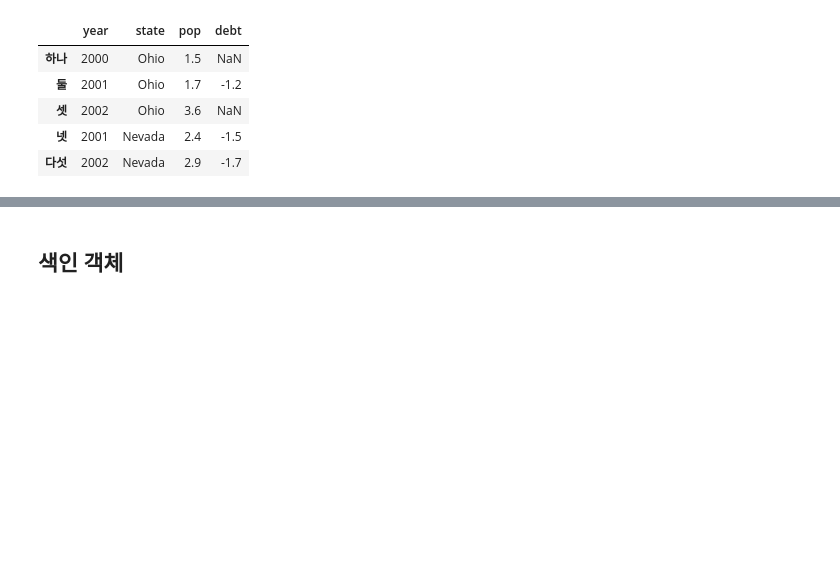
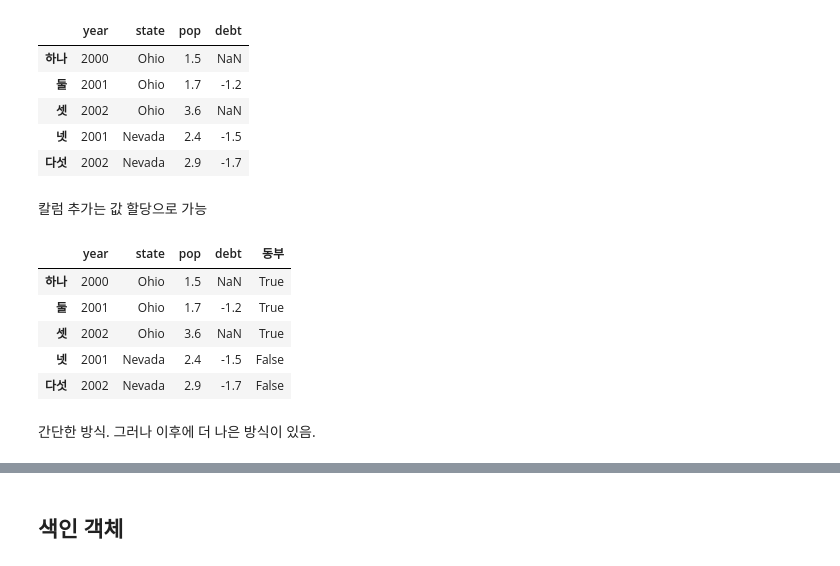
Before and after one commit to lseongjoo/bigpy, a Jupyter notebook: pandas.ipynb, the cells around one changed output, grey strips where cells are left out. Saved outputs shown, nothing was run; the diff lists cells and outputs as text; code cells hidden in the pictures; blank space fills up the shorter version.

```diff
--- a/pandas.ipynb
+++ b/pandas.ipynb
@@ -346,7 +331,8 @@ F: [0, 60)
 # %% [markdown]
 # DataFrame
 # %%
-data = {'state': ['Ohio', 'Ohio', 'Ohio', 'Nevada', 'Nevada'],
+data = {u'state': ['Ohio', 'Ohio', 'Ohio', 'Nevada', 'Nevada'],
        'year': [2000, 2001, 2002, 2001, 2002],
        'pop': [1.5, 1.7, 3.6, 2.4, 2.9]}
 frame = DataFrame(data)
+frame
@@ -374,3 +359,5 @@ frame
 # %%
 frame2 = DataFrame(data, columns=['year', 'state', 'pop', 'debt'],
-                  index=['하나', '둘', '셋', '넷', '다섯'])
+                  index=['하나', '둘', '셋', '넷', '다섯', '여섯'])
+#frame2 = frame2.reindex(['하나', '둘', '셋', '넷', '다섯', u'여섯'])
+frame2
@@ -473,3 +443,17 @@ frame2
 | 셋 | 2002 | Ohio | 3.6 | NaN |
 | 넷 | 2001 | Nevada | 2.4 | -1.5 |
 | 다섯 | 2002 | Nevada | 2.9 | -1.7 |
+# %% [markdown]
+칼럼 추가는 값 할당으로 가능
+# %%
+frame2[u'동부'] = frame2.state == 'Ohio'
+frame2
+# %% [output]
+|  | year | state | pop | debt | 동부 |
+| 하나 | 2000 | Ohio | 1.5 | NaN | True |
+| 둘 | 2001 | Ohio | 1.7 | -1.2 | True |
+| 셋 | 2002 | Ohio | 3.6 | NaN | True |
+| 넷 | 2001 | Nevada | 2.4 | -1.5 | False |
+| 다섯 | 2002 | Nevada | 2.9 | -1.7 | False |
+# %% [markdown]
+간단한 방식. 그러나 이후에 더 나은 방식이 있음.
```
Also changed, not shown: parts of 58 cells of this notebook.
